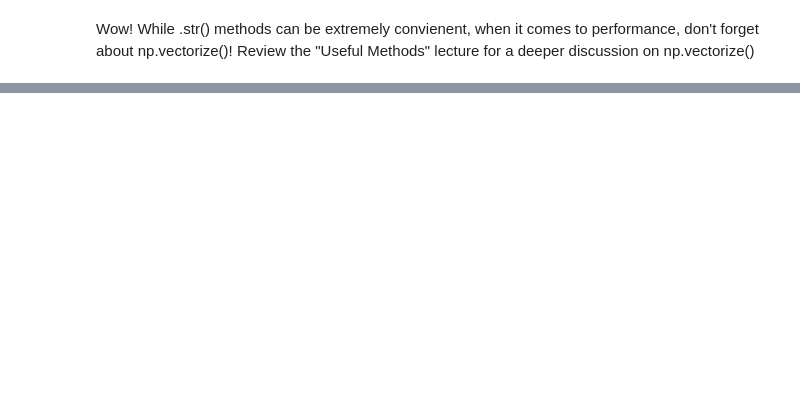
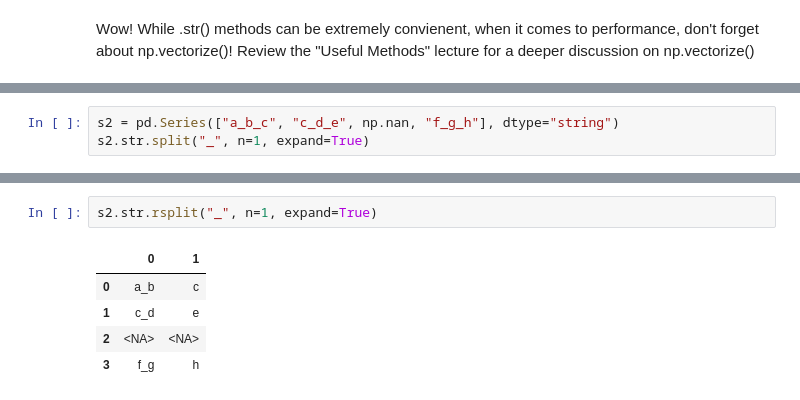
Before and after one commit to UnlimitedV/Learning_ML, a Jupyter notebook: pandas/07-Text-Methods.ipynb, the cells around one changed output, grey strips where cells are left out. Saved outputs shown, nothing was run; the diff lists cells and outputs as text; blank space fills up the shorter version.

```diff
--- a/pandas/07-Text-Methods.ipynb
+++ b/pandas/07-Text-Methods.ipynb
@@ -216,0 +220,3 @@ Wow! While .str() methods can be extremely convienent, when it comes to performa
+# %%
+s2 = pd.Series(["a_b_c", "c_d_e", np.nan, "f_g_h"], dtype="string")
+s2.str.split("_", n=1, expand=True)
@@ -216,0 +229,8 @@ Wow! While .str() methods can be extremely convienent, when it comes to performa
+# %%
+s2.str.rsplit("_", n=1, expand=True)
+# %% [output]
+|  | 0 | 1 |
+| 0 | a_b | c |
+| 1 | c_d | e |
+| 2 | <NA> | <NA> |
+| 3 | f_g | h |
```
Also changed, not shown: parts of 14 cells of this notebook.
